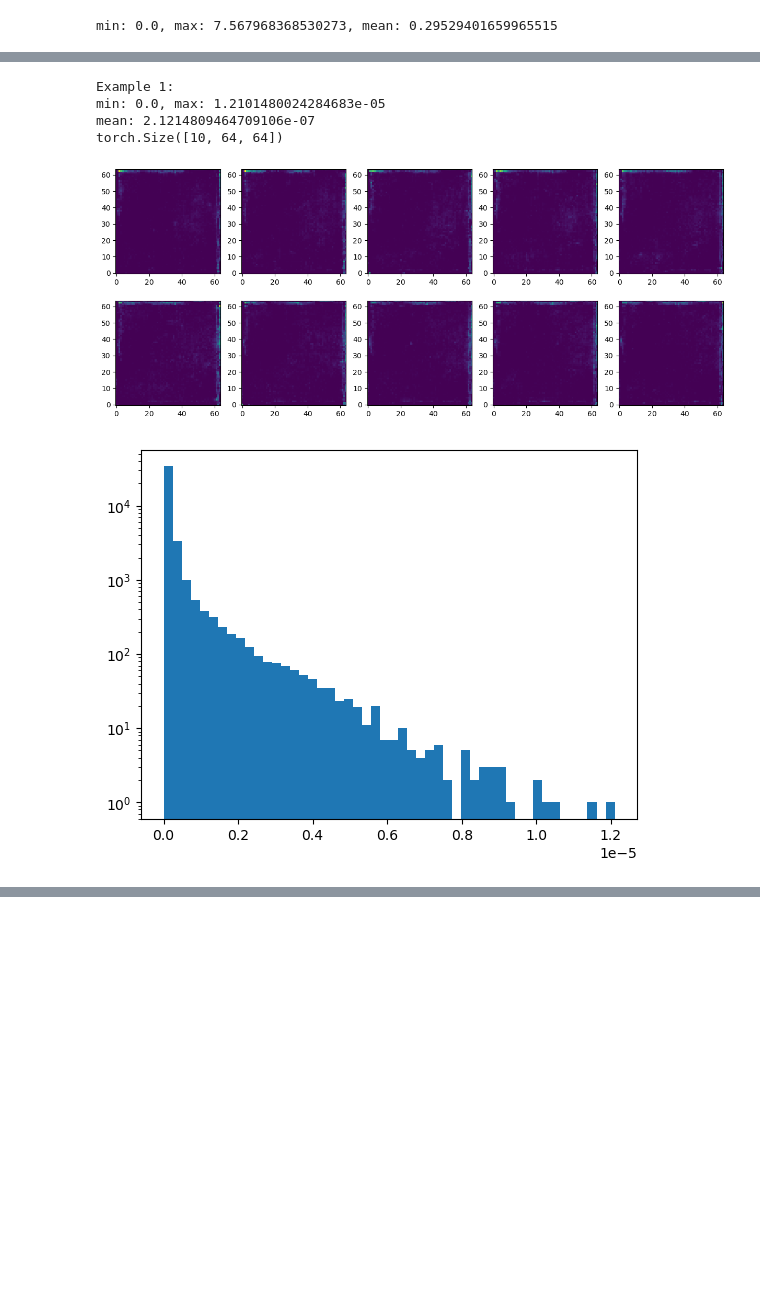
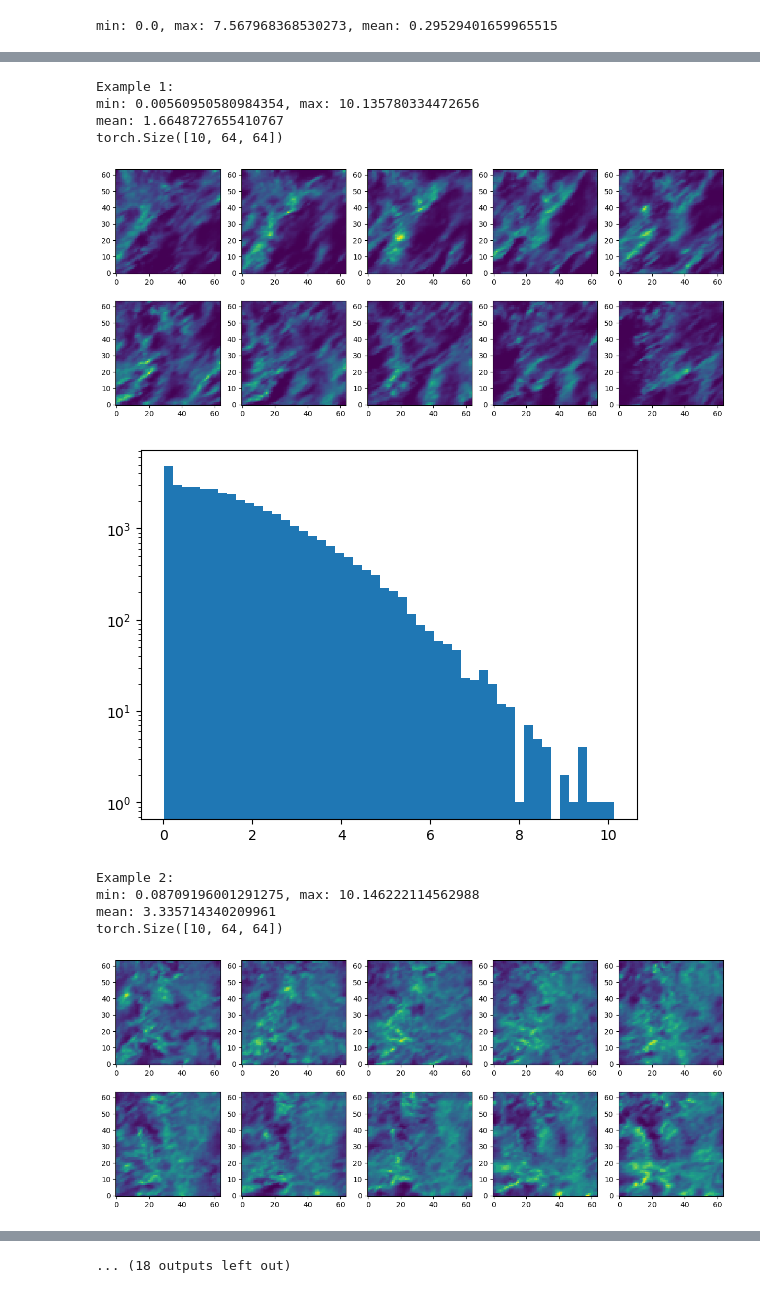
Before and after one commit to henryaddison/video-diffusion-climate, a Jupyter notebook: notebooks/explore.ipynb, the cells around one changed output, grey strips where cells are left out. Drawn from its saved outputs; the diff is of its cells as text; code cells hidden in the pictures; blank space fills up the shorter version.

Commit message:
Minor plot improvements

```diff
--- a/notebooks/explore.ipynb
+++ b/notebooks/explore.ipynb
@@ -65,13 +65,12 @@ min: 0.0, max: 7.567968368530273, mean: 0.29529401659965515
 # ds = torch.load("results/results_2r/70.pt", map_location=torch.device('cpu'))
 # ds = torch.load("results/results_2r_l2/78.pt", map_location=torch.device('cpu'))
 # ds = torch.load("78.pt", map_location=torch.device('cpu'))
-ds = torch.load("samples.pt", map_location=torch.device('cpu'))
-print(ds.shape)
-# all_values = ds.flatten()
-# plt.hist(np.log10(all_values + 1e-8), bins = 300)
-# plt.show()
+# ds = torch.load("samples.pt", map_location=torch.device('cpu'))
 
-for i in range(2):
+ds = torch.load("results/9.pt", map_location=torch.device('cpu'))
+print(ds.mean())
+
+for i in range(10):
     ex = ds[i][0]
     print(f"\nExample {i}:")
     print(f"min: {ex.min()}, max: {ex.max()}\nmean: {ex.mean()}")
@@ -98,6 +97,11 @@ torch.Size([10, 64, 64])
 Example 1:
-min: 0.0, max: 1.2101480024284683e-05
-mean: 2.1214809464709106e-07
+min: 0.00560950580984354, max: 10.135780334472656
+mean: 1.6648727655410767
 torch.Size([10, 64, 64])
-[figure, old version]
+[figure, new version]
-[figure, old version]
+[figure, new version]
+Example 2:
+min: 0.08709196001291275, max: 10.146222114562988
+mean: 3.335714340209961
+torch.Size([10, 64, 64])
+[figure, added]
@@ -103,0 +115 @@ torch.Size([10, 64, 64])
+... (18 outputs left out)
```
Also changed, not shown: parts of 1 cell of this notebook, 4 other files.
